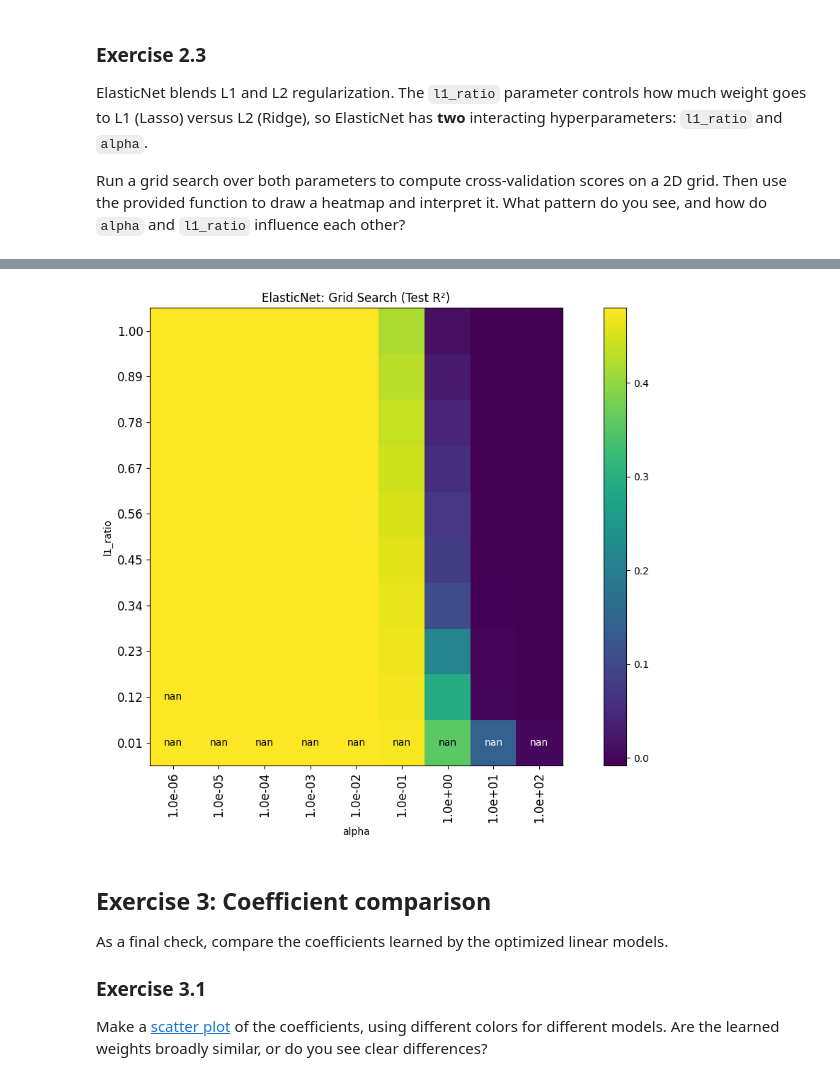
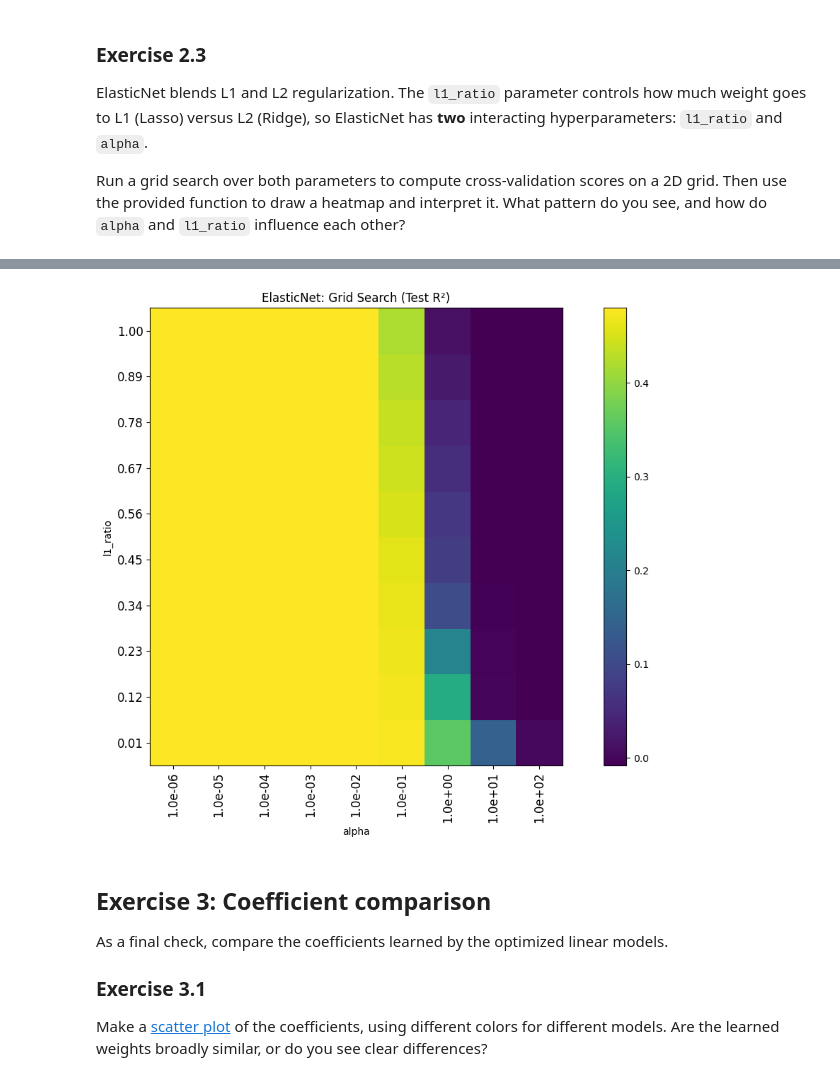
Before and after one commit to certainlynotnathan/ML_Regression_Model_Summative-, a Jupyter notebook: Regression_Model_Summative.ipynb, the cells around one changed output, grey strips where cells are left out. Cells and saved outputs as stored; diff of their text form; code cells hidden in the pictures.

```diff
--- a/Regression_Model_Summative.ipynb
+++ b/Regression_Model_Summative.ipynb
@@ -288,32 +286,32 @@ def heatmap(values, xlabel, ylabel, xticklabels, yticklabels, cmap=None,
 # %%
 # --- Exercise 2.3: ElasticNet 2D grid search ---
 from sklearn.model_selection import GridSearchCV
 
 en_alphas = np.logspace(-6, 2, 9)
 en_l1_ratios = np.linspace(0.01, 1.0, 10)
 
 param_grid = {'alpha': en_alphas, 'l1_ratio': en_l1_ratios}
 grid = GridSearchCV(ElasticNet(), param_grid, cv=5, scoring='r2', return_train_score=True)
 grid.fit(X, y)
 
 # Reshape mean test scores into a 2D array (l1_ratio x alpha)
 scores_matrix = np.array(grid.cv_results_['mean_test_score']).reshape(len(en_alphas), len(en_l1_ratios)).T
 
 fig, ax = plt.subplots(figsize=(12, 8))
 heatmap(scores_matrix,
         xlabel='alpha',
         ylabel='l1_ratio',
         xticklabels=[f'{a:.1e}' for a in en_alphas],
         yticklabels=[f'{r:.2f}' for r in en_l1_ratios],
         cmap='viridis',
         ax=ax,
-        printvalues=True)
+        printvalues=False)
 ax.set_title('ElasticNet: Grid Search (Test R²)')
 plt.colorbar(ax.get_children()[0], ax=ax)
 plt.tight_layout()
 plt.show()
 # %% [output]
-[figure, old version]
+[figure, new version]
 # %% [markdown]
 ## Exercise 3: Coefficient comparison
 As a final check, compare the coefficients learned by the optimized linear models.
```
Also changed, not shown: parts of 5 cells of this notebook.
